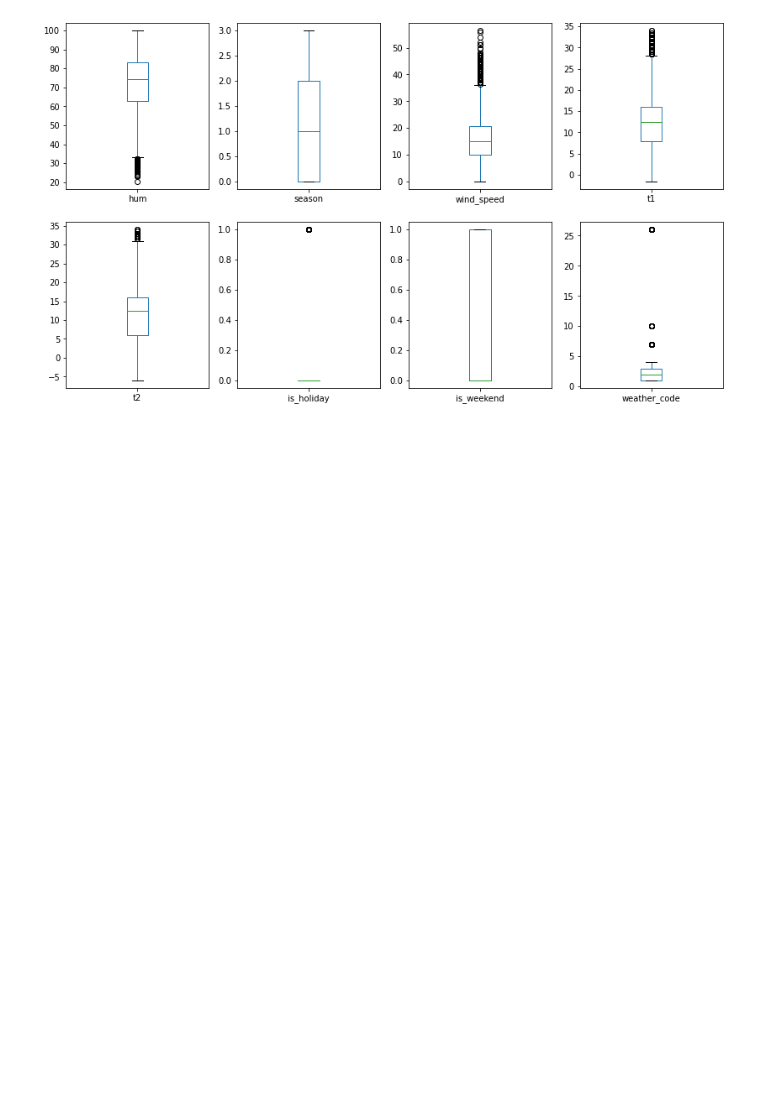
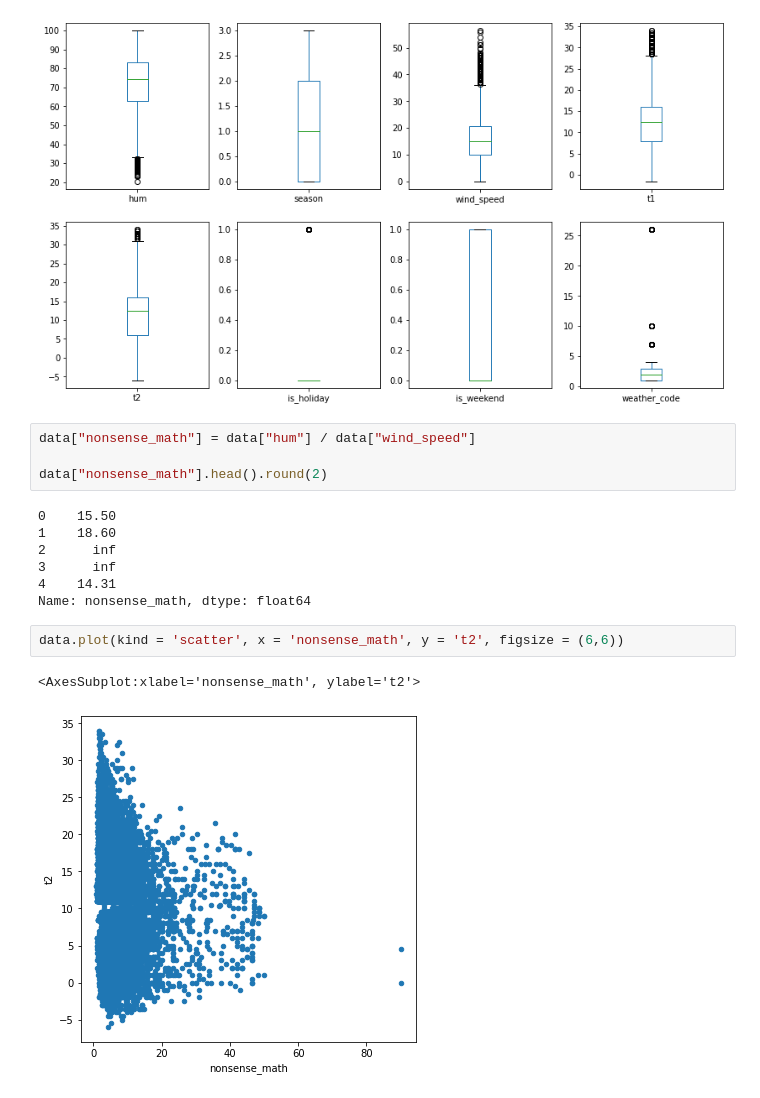
Before and after one commit to BatesJ72/LondonBikes, a Jupyter notebook: London_Bikes_Analysis.ipynb, the cells around one changed output. Drawn from its saved outputs; the diff is of its cells as text; blank space fills up the shorter version.

```diff
--- a/London_Bikes_Analysis.ipynb
+++ b/London_Bikes_Analysis.ipynb
@@ -192,3 +192,19 @@ is_weekend         AxesSubplot(0.529348,0.125;0.168478x0.343182)
 weather_code       AxesSubplot(0.731522,0.125;0.168478x0.343182)
 dtype: object
 [figure]
+# %%
+data["nonsense_math"] = data["hum"] / data["wind_speed"]
+
+data["nonsense_math"].head().round(2)
+# %% [output]
+0    15.50
+1    18.60
+2      inf
+3      inf
+4    14.31
+Name: nonsense_math, dtype: float64
+# %%
+data.plot(kind = 'scatter', x = 'nonsense_math', y = 't2', figsize = (6,6))
+# %% [output]
+<AxesSubplot:xlabel='nonsense_math', ylabel='t2'>
+[figure, added]
```
Also changed, not shown: parts of 9 cells of this notebook.
